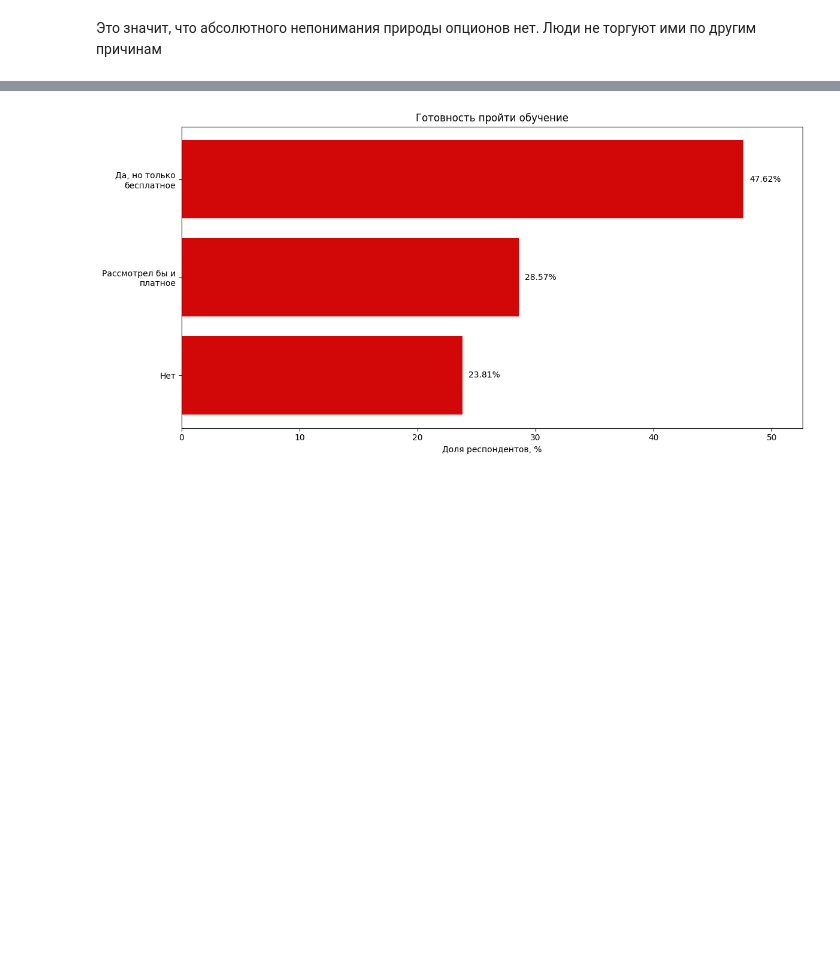
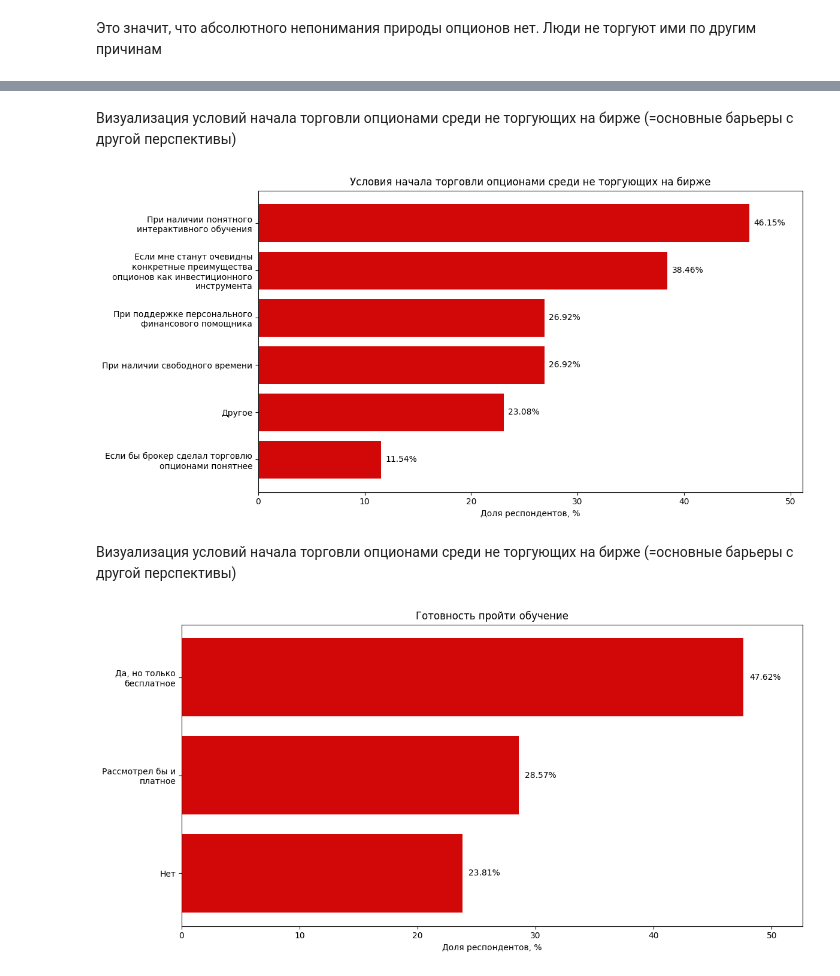
Before and after one commit to maburnashev/MOEX_Derivatives_Case, a Jupyter notebook: src/analysis_poll.ipynb, the cells around one changed output, grey strips where cells are left out. Saved outputs shown, nothing was run; the diff lists cells and outputs as text; code cells hidden in the pictures; blank space fills up the shorter version.

```diff
--- a/src/analysis_poll.ipynb
+++ b/src/analysis_poll.ipynb
@@ -79,3 +116,13 @@ plt.show()
+# %% [markdown]
+Визуализация условий начала торговли опционами среди не торгующих на бирже (=основные барьеры с другой перспективы)
+# %%
+question_for_no = "При каких условиях вы бы скорее всего начали торговать опционами? "
+percents_for_no = prepare_multi_answers_percent(df_no[question_for_no].dropna())
+plot_barh_percents(percents_for_no, "Условия начала торговли опционами среди не торгующих на бирже")
+# %% [output]
+[figure, added]
+# %% [markdown]
+Визуализация условий начала торговли опционами среди не торгующих на бирже (=основные барьеры с другой перспективы)
 # %%
 # визуализация готовности пройти обучение
 question = 'Готовы ли вы пройти обучение для старта торговли опционами в ближайшее время, если найдёте подходящий каталог курсов от Московской биржи?'
```
Also changed, not shown: parts of 5 cells of this notebook, 1 other file.
